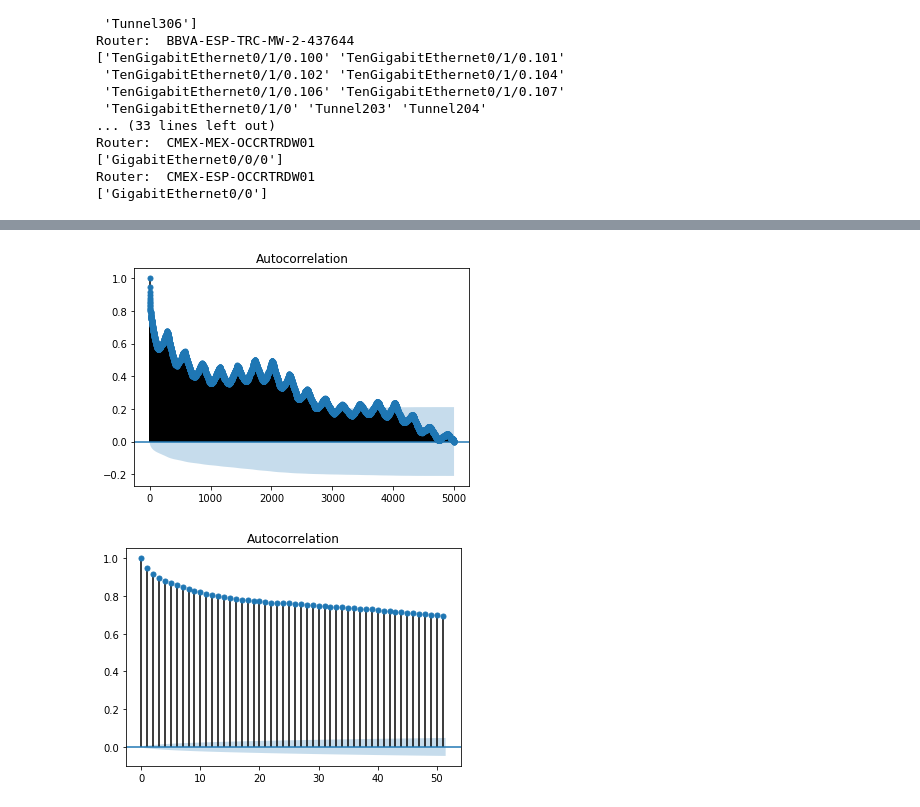
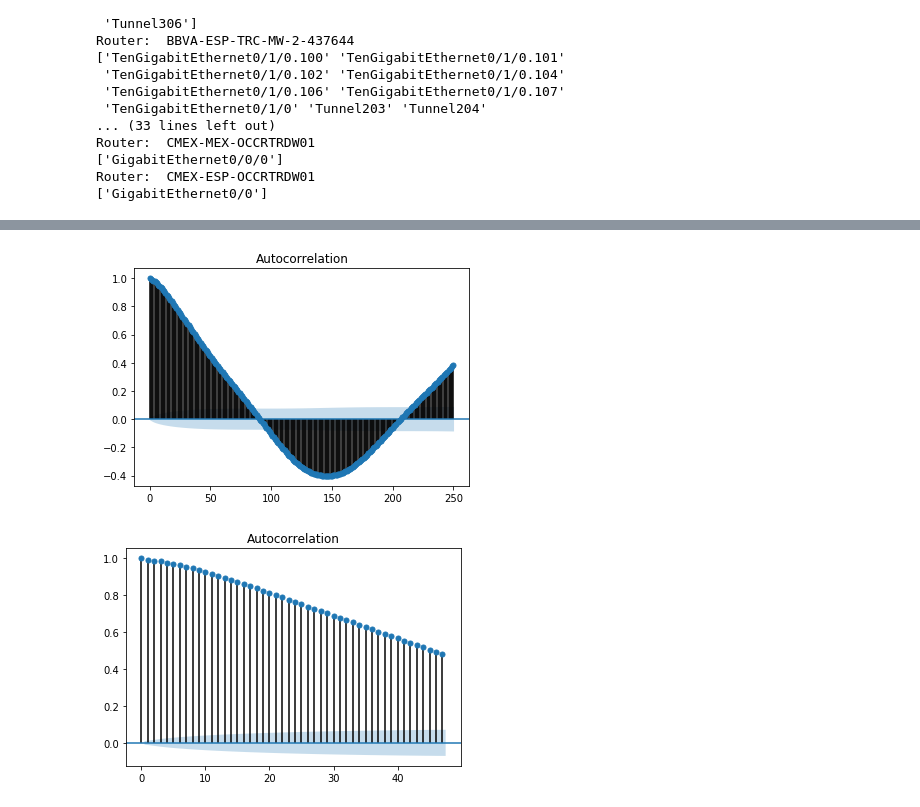
Before and after one commit to Coptero/Machine-Learning, a Jupyter notebook: ARIMA.ipynb, the cells around one changed output, grey strips where cells are left out. Drawn from its saved outputs; the diff is of its cells as text; code cells hidden in the pictures.

Commit message:
Router Mexico

```diff
--- a/ARIMA.ipynb
+++ b/ARIMA.ipynb
@@ -119,0 +104,6 @@ BBVAMEXATAMW21006634 = pd.concat([tra1,tra2,tra3])
+# %%
+#Router de mexico lleva en funcionamiento 5 años, es el primero que utilizar
+tra1 =  TraficoTotal.loc[TraficoTotal.SC_ROUTER == 'CMEX-MEX-OCCRTRDW01']
+tra1=tra1.iloc[:,[2,6]]
+tra1.set_index('DT_MEASURE_DATETIME', inplace = True) #Lo seteo como indice
+tra1.plot()
@@ -222,7 +129,7 @@ pyplot.show()
 # %%
-plot_acf(InterfazTotal,lags=5000)
-plot_acf(InterfazTotal)
+plot_acf(tra1,lags=250)
+plot_acf(tra1)
 pyplot.show()
 # %% [output]
-[figure, old version]
+[figure, new version]
-[figure, old version]
+[figure, new version]
```
Also changed, not shown: parts of 24 cells of this notebook.
